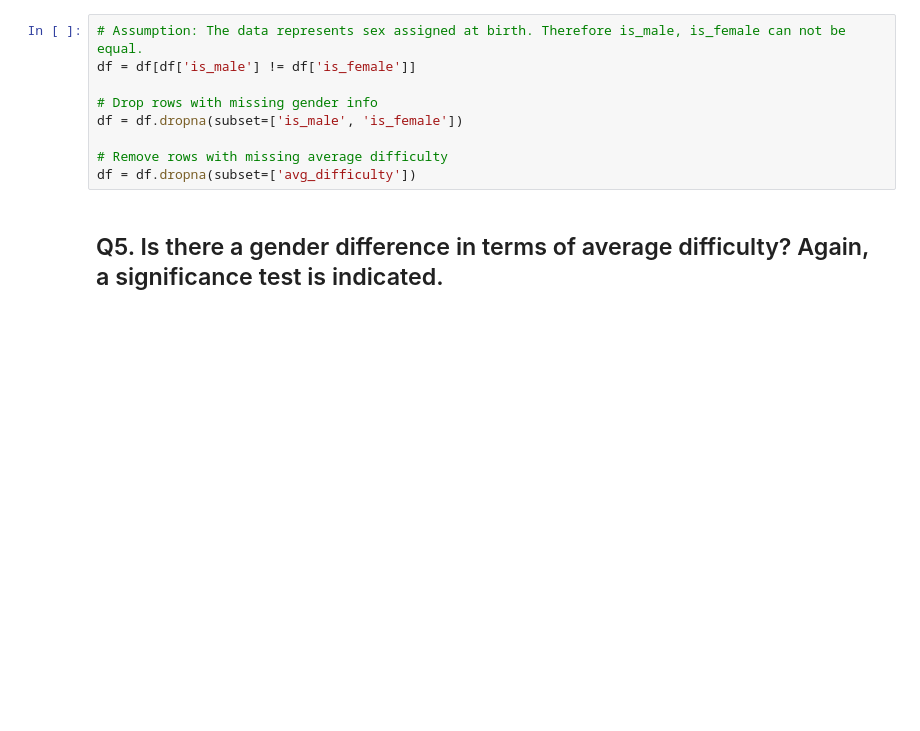
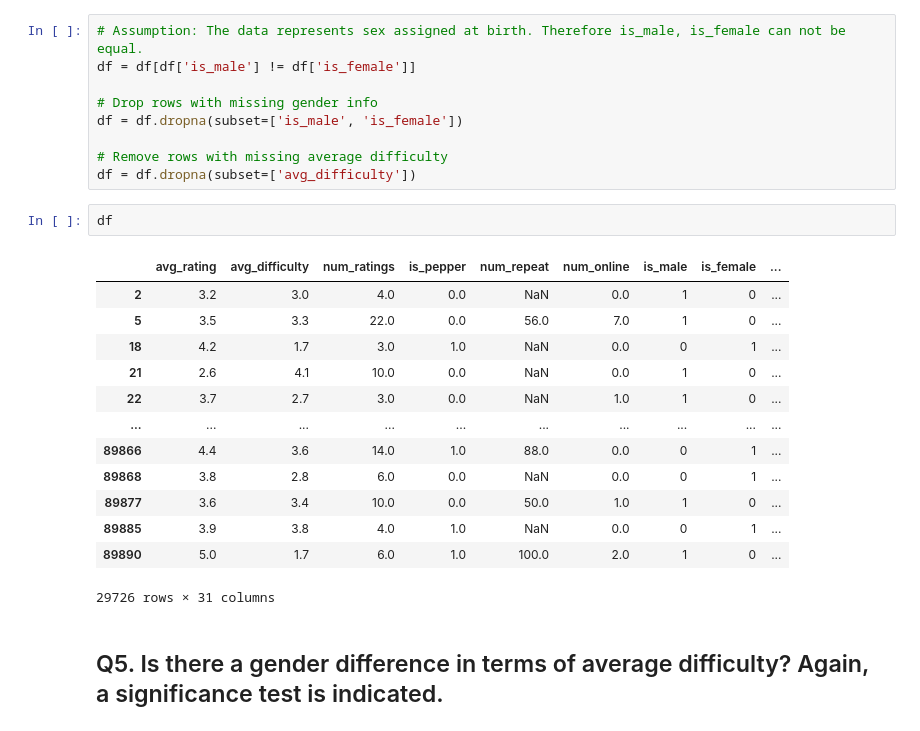
Before and after one commit to rebrinehart/rmpCaptoneAnalysis, a Jupyter notebook: Becca_Capstone_Project.ipynb, the cells around one changed output. Drawn from its saved outputs; the diff is of its cells as text; blank space fills up the shorter version.

```diff
--- a/Becca_Capstone_Project.ipynb
+++ b/Becca_Capstone_Project.ipynb
@@ -122,6 +137,22 @@ df = df.dropna(subset=['is_male', 'is_female'])
 
 # Remove rows with missing average difficulty
 df = df.dropna(subset=['avg_difficulty'])
+# %%
+df
+# %% [output]
+|  | avg_rating | avg_difficulty | num_ratings | is_pepper | num_repeat | num_online | is_male | is_female | ... |
+| 2 | 3.2 | 3.0 | 4.0 | 0.0 | NaN | 0.0 | 1 | 0 | ... |
+| 5 | 3.5 | 3.3 | 22.0 | 0.0 | 56.0 | 7.0 | 1 | 0 | ... |
+| 18 | 4.2 | 1.7 | 3.0 | 1.0 | NaN | 0.0 | 0 | 1 | ... |
+| 21 | 2.6 | 4.1 | 10.0 | 0.0 | NaN | 0.0 | 1 | 0 | ... |
+| 22 | 3.7 | 2.7 | 3.0 | 0.0 | NaN | 1.0 | 1 | 0 | ... |
+| ... | ... | ... | ... | ... | ... | ... | ... | ... | ... |
+| 89866 | 4.4 | 3.6 | 14.0 | 1.0 | 88.0 | 0.0 | 0 | 1 | ... |
+| 89868 | 3.8 | 2.8 | 6.0 | 0.0 | NaN | 0.0 | 0 | 1 | ... |
+| 89877 | 3.6 | 3.4 | 10.0 | 0.0 | 50.0 | 1.0 | 1 | 0 | ... |
+| 89885 | 3.9 | 3.8 | 4.0 | 1.0 | NaN | 0.0 | 0 | 1 | ... |
+| 89890 | 5.0 | 1.7 | 6.0 | 1.0 | 100.0 | 2.0 | 1 | 0 | ... |
+29726 rows × 31 columns
 # %% [markdown]
 ## Q5. Is there a gender difference in terms of average difficulty? Again, a significance test is indicated.
 # %% [markdown]
```
Also changed, not shown: parts of 22 cells of this notebook.
